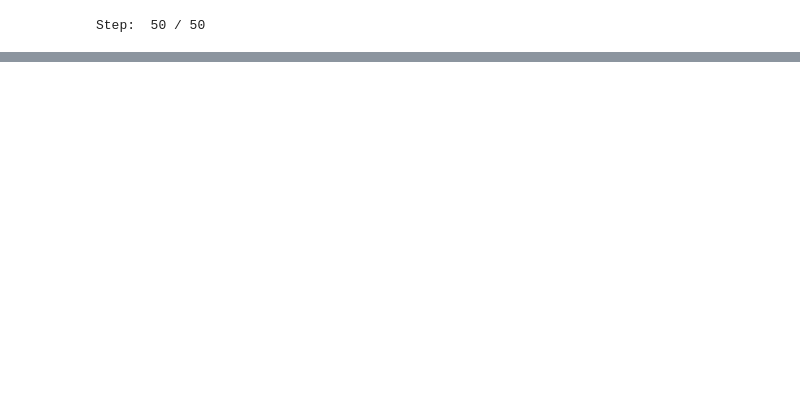
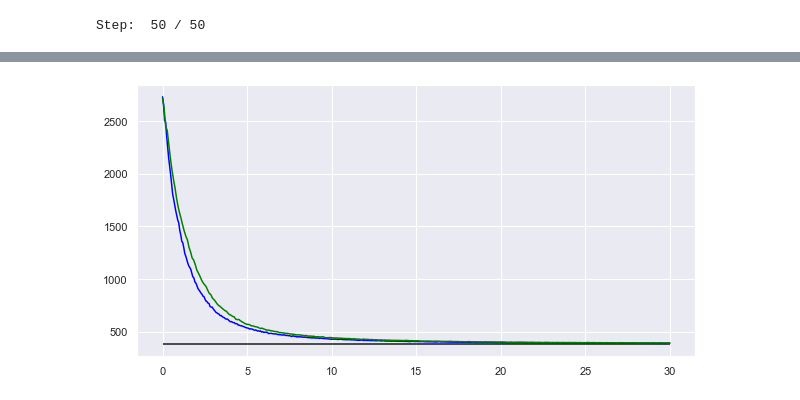
Before and after one commit to JTT94/filterflow, a Jupyter notebook: notebooks/examples/LGSSOptimalProposal.ipynb, the cells around one changed output, grey strips where cells are left out. Drawn from its saved outputs; the diff is of its cells as text; code cells hidden in the pictures; blank space fills up the shorter version.

```diff
--- a/notebooks/examples/LGSSOptimalProposal.ipynb
+++ b/notebooks/examples/LGSSOptimalProposal.ipynb
@@ -203,10 +213,10 @@ def smc_routine(smc, state, use_correction_term=False):
         return res, tf.reduce_mean(state.resampling_correction)
     return res, tf.constant(0.)
 # %%
-optimizer = tf.optimizers.Adam(learning_rate=1e-2, epsilon=1e-8)
+optimizer = tf.optimizers.Adam(learning_rate=1e-2)
 # %%
 @tf.function
-def run_one_step(smc, use_correction_term):
+def run_one_step(smc, use_correction_term, init_state):
     with tf.GradientTape() as tape:
         tape.watch(trainable_variables)
         real_ll, correction = smc_routine(smc, init_state, use_correction_term)
@@ -216,7 +226,7 @@ def run_one_step(smc, use_correction_term):
 
 @tf.function
 def train_one_step(smc, use_correction_term):
-    real_ll, grads_loss = run_one_step(smc, use_correction_term)
+    real_ll, grads_loss = run_one_step(smc, use_correction_term, init_state)
     optimizer.apply_gradients(zip(grads_loss, trainable_variables))
     return -real_ll, grads_loss
 
@@ -233,11 +243,13 @@ def train_niter(smc, num_steps=100, use_correction_term=False, reset=True):
         tic = tf.timestamp()
         for step in tf.range(1, num_steps+1):
             loss, grads = train_one_step(smc, use_correction_term)
+            elbo, _ = run_one_step(systematic_smc, False, large_init_state)
+
             toc = tf.timestamp()
             max_grad = tf.reduce_max(tf.abs(grads))
             if step % (num_steps // 100) == 0:
                 tf.print('Step', step, '/', num_steps, ': ms per step= ', 1000. * (toc - tic) / tf.cast(step, tf.float64), ': total time (s)= ', (toc - tic), ', loss = ', loss, ', max abs grads = ', max_grad, end='\r')
-            loss_tensor_array = loss_tensor_array.write(step-1, loss)
+            loss_tensor_array = loss_tensor_array.write(step-1, -elbo)
             grad_tensor_array = grad_tensor_array.write(step-1, max_grad)
             time_tensor_array = time_tensor_array.write(step-1, toc-tic)
     return loss_tensor_array.stack(), grad_tensor_array.stack(), time_tensor_array.stack()
@@ -257,11 +269,13 @@ def train_total_time(smc, total_time, use_correction_term=False, reset=True):
         step = tf.constant(1)
         while toc - tic < total_time:
             loss, grads = train_one_step(smc, use_correction_term)
+            elbo, _ = run_one_step(systematic_smc, False, large_init_state)
             max_grad = tf.reduce_max(tf.abs(grads))
-            step = step + 1
-            loss_tensor_array = loss_tensor_array.write(step-1, loss)
+            loss_tensor_array = loss_tensor_array.write(step-1, -elbo)
             grad_tensor_array = grad_tensor_array.write(step-1, max_grad)
             time_tensor_array = time_tensor_array.write(step-1, toc-tic)
+            step = step + 1
+
             toc = tf.timestamp()
 
             tf.print('Time elapsed (s): ', toc-tic, ', n_steps: ', step, ': ms per step= ', 1000. * (toc - tic) / tf.cast(step, tf.float64), end='\r')
@@ -273,7 +287,7 @@ def run_several(smc, n_times, use_correction_term=False):
     loss_array = tf.TensorArray(dtype=tf.float32, size=n_times, dynamic_size=False, element_shape=[])
     grad_array = tf.TensorArray(dtype=tf.float32, size=n_times, dynamic_size=False)
     for i in tf.range(n_times):
-        real_ll, grads_loss = run_one_step(smc, use_correction_term)
+        real_ll, grads_loss = run_one_step(smc, use_correction_term, init_state)
         loss_array = loss_array.write(i, real_ll)
         grad_array = grad_array.write(i, grads_loss)
         tf.print('Step: ', i+1, '/', n_times, end='\r')
@@ -294,3 +313,3 @@ Step:  50 / 50
 # %%
-sys_ll_total_time, _, _ = train_total_time(systematic_smc, tf.constant(60, dtype=tf.float64))
+sys_ll_total_time, _, _ = train_total_time(systematic_smc, tf.constant(30, dtype=tf.float64))
 # %% [output]
@@ -302,2 +331,2 @@ reg_ll_per_seed, reg_grad_per_seed = run_several(regularized_smc, tf.constant(50
 # %%
-reg_ll_total_time, _, _ = train_total_time(regularized_smc, tf.constant(60, dtype=tf.float64))
+reg_ll_total_time, _, _ = train_total_time(regularized_smc, tf.constant(30, dtype=tf.float64))
@@ -309,5 +343,8 @@ ax.hlines(-true_log_likelihood, 0, n_iter)
 # %%
 fig, ax = plt.subplots(figsize=(10, 5))
-ax.plot(np.linspace(0, 60, len(sys_ll_total_time.numpy())), sys_ll_total_time.numpy(), color='blue')
-ax.plot(np.linspace(0, 60, len(reg_ll_total_time.numpy())), reg_ll_total_time.numpy(), color='green')
-ax.hlines(-true_log_likelihood, 0, 60)
+ax.plot(np.linspace(0, 30, len(sys_ll_total_time.numpy())), sys_ll_total_time.numpy(), color='blue')
+ax.plot(np.linspace(0, 30, len(reg_ll_total_time.numpy())), reg_ll_total_time.numpy(), color='green')
+ax.hlines(-true_log_likelihood, 0, 30)
+fig.savefig(os.path.join('./charts/', 'lgss_loss_per_second.png'))
+# %% [output]
+[figure, added]
```
Also changed, not shown: parts of 23 cells of this notebook, 11 other files.
